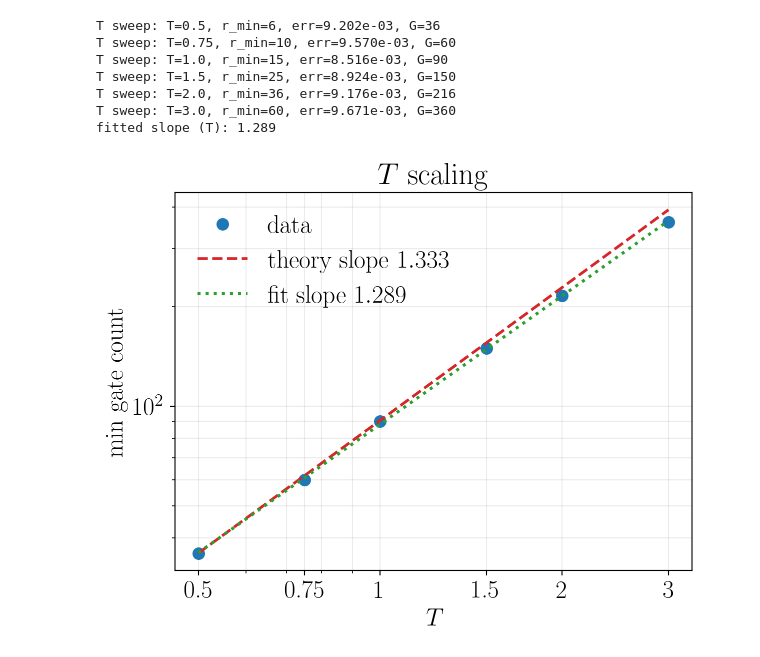
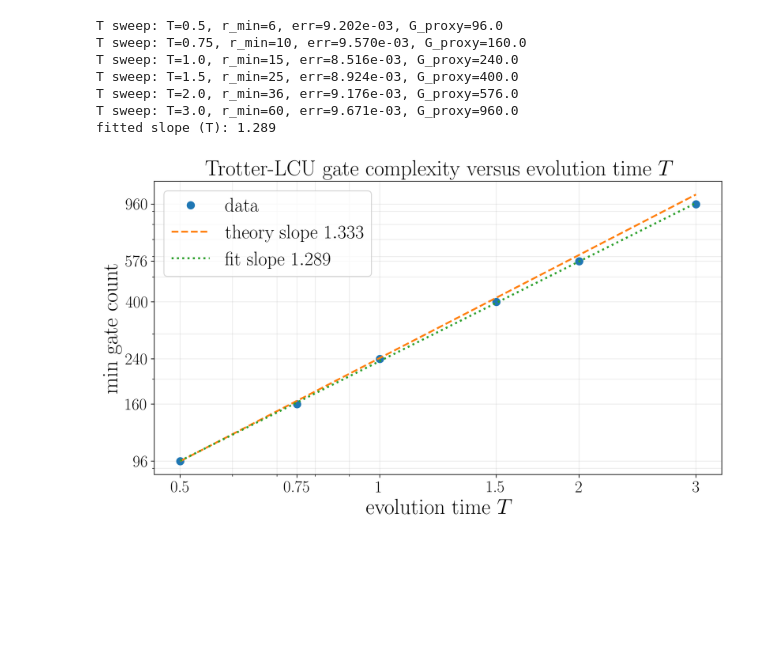
Before and after one commit to Qubit-Fernand/NCC-Trotter-Compensation, a Jupyter notebook: plot_original_scaling.ipynb, the cells around one changed output. Cells and saved outputs as stored; diff of their text form; code cells hidden in the pictures; blank space fills up the shorter version.

```diff
--- a/plot_original_scaling.ipynb
+++ b/plot_original_scaling.ipynb
@@ -164,12 +188,14 @@ caches = {n: build_system_cache(n) for n in sorted(set(n_values + [fixed_n_for_t
 n_gate = []
 for n in n_values:
     r_min, err = find_min_segments(caches[n], fixed_t_for_n, fixed_eps_for_n)
-    n_gate.append(n * r_min)
-    print(f"N sweep: N={n}, r_min={r_min}, err={err:.3e}, G={n*r_min}")
+    n_gate.append(gate_proxy(n, r_min))
+    print(f"N sweep: N={n}, r_min={r_min}, err={err:.3e}, G_proxy={gate_proxy(n, r_min):.1f}")
 
-fig, ax = plt.subplots(figsize=(6.4, 5.2))
-slope_n = plot_panel(ax, n_values, n_gate, 5 / 3, r"$N$", r"$N$ scaling")
+fig, ax = plt.subplots(figsize=(10, 6))
+slope_n = plot_panel(ax, n_values, n_gate, 5 / 3, r"qubit number $N$", r"Trotter-LCU gate complexity versus qubit number $N$")
 fig.tight_layout()
+if SAVE_PDF:
+    fig.savefig(FIG_DIR / "plot_original_scaling_n.pdf", bbox_inches="tight")
 print(f"fitted slope (N): {slope_n:.3f}")
 plt.show()
 # %% [output]
@@ -181,24 +211,26 @@ fitted slope (N): 1.506
 # %%
 t_gate = []
 for t_total in t_values:
     r_min, err = find_min_segments(caches[fixed_n_for_t], t_total, fixed_eps_for_t)
-    t_gate.append(fixed_n_for_t * r_min)
-    print(f"T sweep: T={t_total}, r_min={r_min}, err={err:.3e}, G={fixed_n_for_t*r_min}")
+    t_gate.append(gate_proxy(fixed_n_for_t, r_min))
+    print(f"T sweep: T={t_total}, r_min={r_min}, err={err:.3e}, G_proxy={gate_proxy(fixed_n_for_t, r_min):.1f}")
 
-fig, ax = plt.subplots(figsize=(6.4, 5.2))
-slope_t = plot_panel(ax, t_values, t_gate, 4 / 3, r"$T$", r"$T$ scaling")
+fig, ax = plt.subplots(figsize=(10, 6))
+slope_t = plot_panel(ax, t_values, t_gate, 4 / 3, r"evolution time $T$", r"Trotter-LCU gate complexity versus evolution time $T$")
 fig.tight_layout()
+if SAVE_PDF:
+    fig.savefig(FIG_DIR / "plot_original_scaling_t.pdf", bbox_inches="tight")
 print(f"fitted slope (T): {slope_t:.3f}")
 plt.show()
 # %% [output]
-T sweep: T=0.5, r_min=6, err=9.202e-03, G=36
-T sweep: T=0.75, r_min=10, err=9.570e-03, G=60
-T sweep: T=1.0, r_min=15, err=8.516e-03, G=90
-T sweep: T=1.5, r_min=25, err=8.924e-03, G=150
-T sweep: T=2.0, r_min=36, err=9.176e-03, G=216
-T sweep: T=3.0, r_min=60, err=9.671e-03, G=360
+T sweep: T=0.5, r_min=6, err=9.202e-03, G_proxy=96.0
+T sweep: T=0.75, r_min=10, err=9.570e-03, G_proxy=160.0
+T sweep: T=1.0, r_min=15, err=8.516e-03, G_proxy=240.0
+T sweep: T=1.5, r_min=25, err=8.924e-03, G_proxy=400.0
+T sweep: T=2.0, r_min=36, err=9.176e-03, G_proxy=576.0
+T sweep: T=3.0, r_min=60, err=9.671e-03, G_proxy=960.0
 fitted slope (T): 1.289
-[figure, old version]
+[figure, new version]
 # %%
 eps_gate = []
 for eps in eps_values:
```
Also changed, not shown: parts of 4 cells of this notebook, 2 other files.
